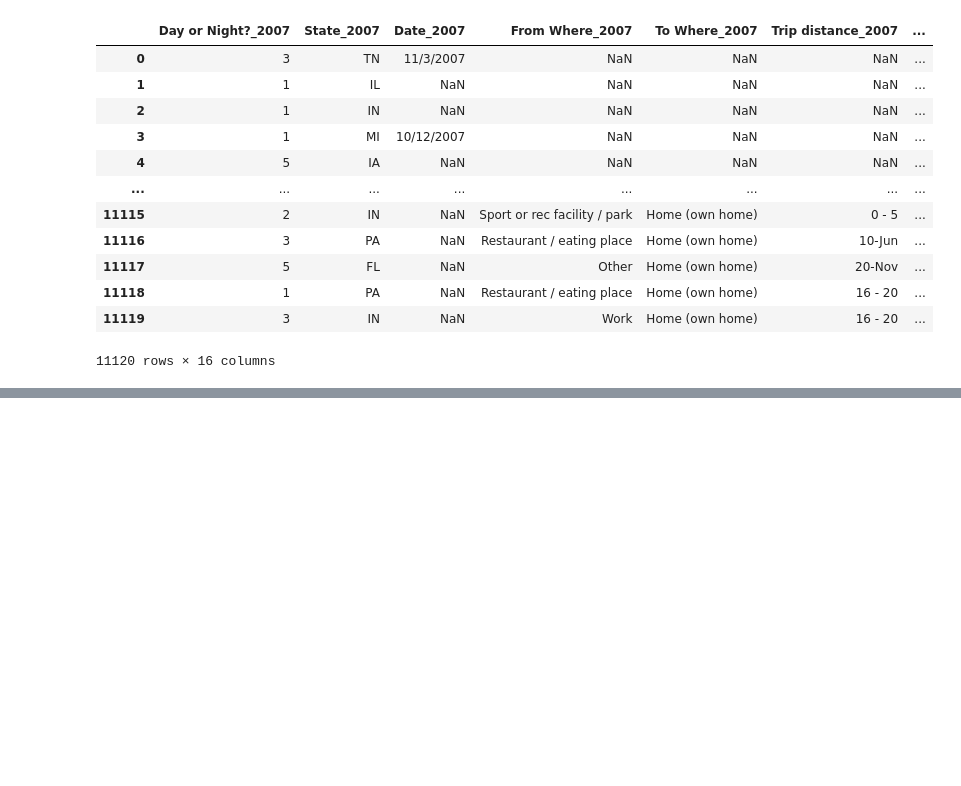
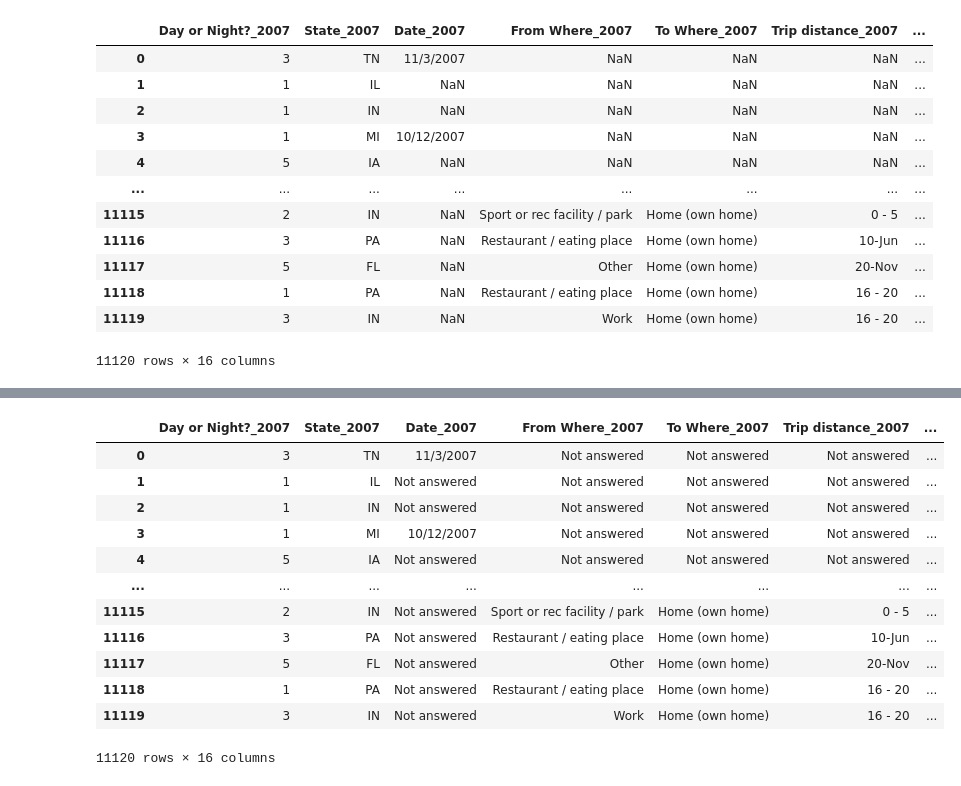
Before and after one commit to Nickfeliciano2/DUI-Statistical-Analysis-API, a Jupyter notebook: elizabeth_project_work/merge.ipynb, the cells around one changed output, grey strips where cells are left out. Drawn from its saved outputs; the diff is of its cells as text; code cells hidden in the pictures; blank space fills up the shorter version.

Commit message:
update nan and nulls

```diff
--- a/elizabeth_project_work/merge.ipynb
+++ b/elizabeth_project_work/merge.ipynb
@@ -44,10 +44,10 @@ dui2007_data["Student_2007"] = dui2007_data.apply(lambda row: "Student" if row.N
 # %%
 #Rename column headers for uniformity
 
-dui2007_data.rename(columns = {"STATE": "State_2007", "NRS_ZIPCODE": "Zipcode_2007", "DATE":"Date_2007","session": "Day or Night?_2007","NRS_RACE":"Race_2007",
-                               "NRS_DSEX":"Gender_2007", "NRS_AGE":"Age Range_2007","NRS_SCHOOL": "Education Level_2007","NRS_EMPLOY": "Employed_2007",
-                               "NRS_VTYPE": "Vehicle Type_2007", "NRS_FROM": "From Where_2007", "NRS_HEADED": "To Where_2007","NRS_BETMI": "Trip distance_2007",
-                               "NRS_TODRK": "Alcohol Today_2007", "resulbac2": "Blood Alcohol Content_2007"}, inplace = True)
+dui2007_data.rename(columns = {"STATE":"State_2007", "NRS_ZIPCODE":"Zipcode_2007", "DATE":"Date_2007","session":"Day or Night?_2007",
+                               "NRS_RACE":"Race_2007","NRS_DSEX":"Gender_2007","NRS_AGE":"Age Range_2007","NRS_SCHOOL":"Education Level_2007",
+                               "NRS_EMPLOY":"Employed_2007","NRS_VTYPE":"Vehicle Type_2007", "NRS_FROM":"From Where_2007", "NRS_HEADED":"To Where_2007",
+                               "NRS_BETMI":"Trip distance_2007", "NRS_TODRK":"Alcohol Today_2007", "resulbac2":"Blood Alcohol Content_2007"}, inplace = True)
 # %%
 dui2007_data
 # %% [output]
@@ -87,3 +67,23 @@ dui2007_clean
+# %%
+#Clean up null values
+
+dui2007_no_answer = dui2007_data.replace(np.nan,"Not answered")
+dui2007_clean = dui2007_no_answer.replace(["#NULL!"],"Not answered")
+dui2007_clean
+# %% [output]
+|  | Day or Night?_2007 | State_2007 | Date_2007 | From Where_2007 | To Where_2007 | Trip distance_2007 | ... |
+| 0 | 3 | TN | 11/3/2007 | Not answered | Not answered | Not answered | ... |
+| 1 | 1 | IL | Not answered | Not answered | Not answered | Not answered | ... |
+| 2 | 1 | IN | Not answered | Not answered | Not answered | Not answered | ... |
+| 3 | 1 | MI | 10/12/2007 | Not answered | Not answered | Not answered | ... |
+| 4 | 5 | IA | Not answered | Not answered | Not answered | Not answered | ... |
+| ... | ... | ... | ... | ... | ... | ... | ... |
+| 11115 | 2 | IN | Not answered | Sport or rec facility / park | Home (own home) | 0 - 5 | ... |
+| 11116 | 3 | PA | Not answered | Restaurant / eating place | Home (own home) | 10-Jun | ... |
+| 11117 | 5 | FL | Not answered | Other | Home (own home) | 20-Nov | ... |
+| 11118 | 1 | PA | Not answered | Restaurant / eating place | Home (own home) | 16 - 20 | ... |
+| 11119 | 3 | IN | Not answered | Work | Home (own home) | 16 - 20 | ... |
+11120 rows × 16 columns
 # %%
 #Rename column headers for uniformity
 
```
Also changed, not shown: parts of 9 cells of this notebook.
